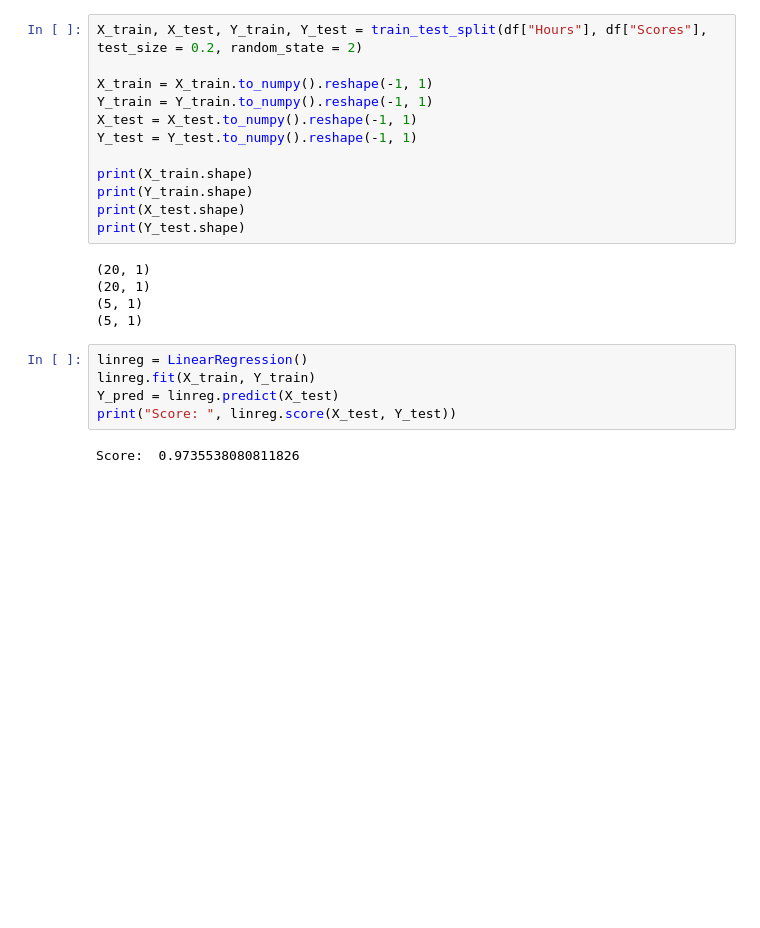
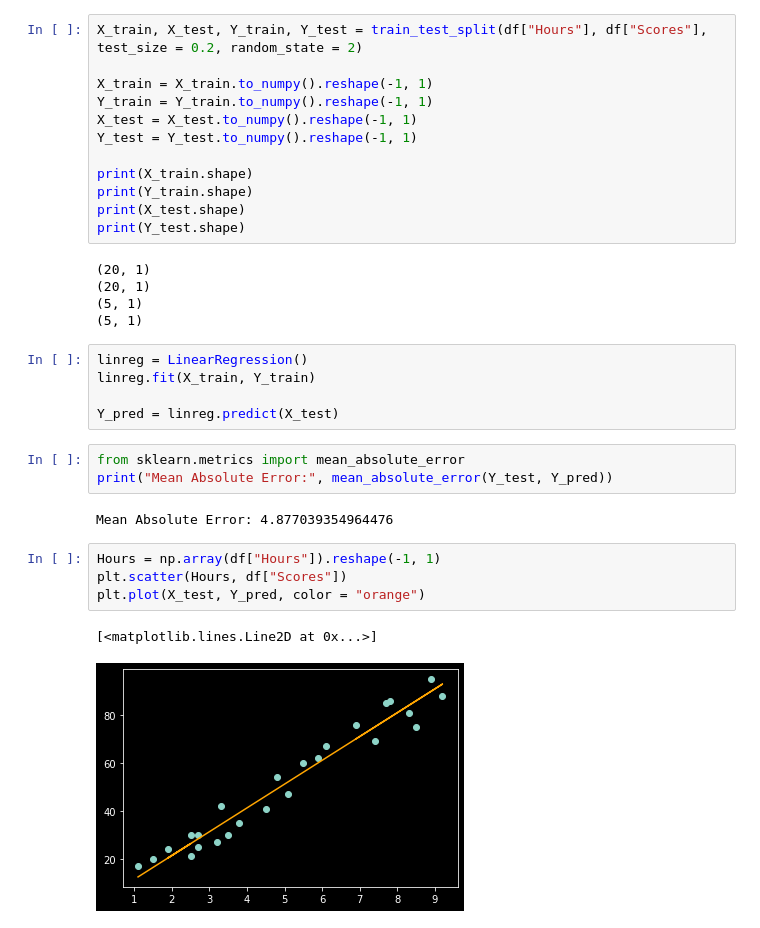
Before and after one commit to MrCipher691/GRIP-Sparks-Foundation, a Jupyter notebook: Percentage-Prediction.ipynb, the cells around one changed output. Saved outputs shown, nothing was run; the diff lists cells and outputs as text; blank space fills up the shorter version.

Commit message:
Linear Regression Relation Plot

```diff
--- a/Percentage-Prediction.ipynb
+++ b/Percentage-Prediction.ipynb
@@ -70,7 +70,17 @@ print(Y_test.shape)
 # %%
 linreg = LinearRegression()
 linreg.fit(X_train, Y_train)
+
 Y_pred = linreg.predict(X_test)
-print("Score: ", linreg.score(X_test, Y_test))
-# %% [output]
-Score:  0.9735538080811826
+# %%
+from sklearn.metrics import mean_absolute_error
+print("Mean Absolute Error:", mean_absolute_error(Y_test, Y_pred))
+# %% [output]
+Mean Absolute Error: 4.877039354964476
+# %%
+Hours = np.array(df["Hours"]).reshape(-1, 1)
+plt.scatter(Hours, df["Scores"])
+plt.plot(X_test, Y_pred, color = "orange")
+# %% [output]
+[<matplotlib.lines.Line2D at 0x...>]
+[figure, added]
```
